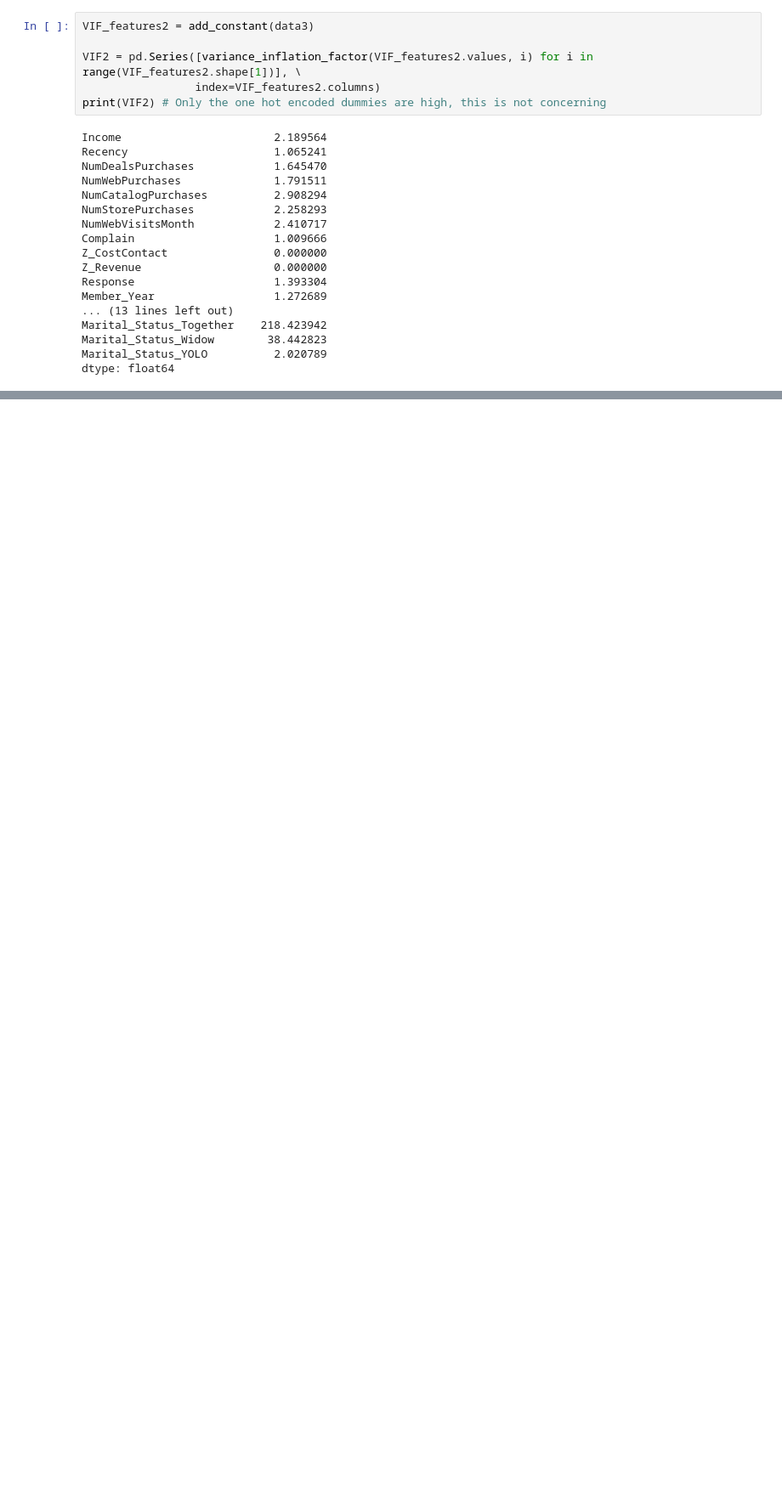
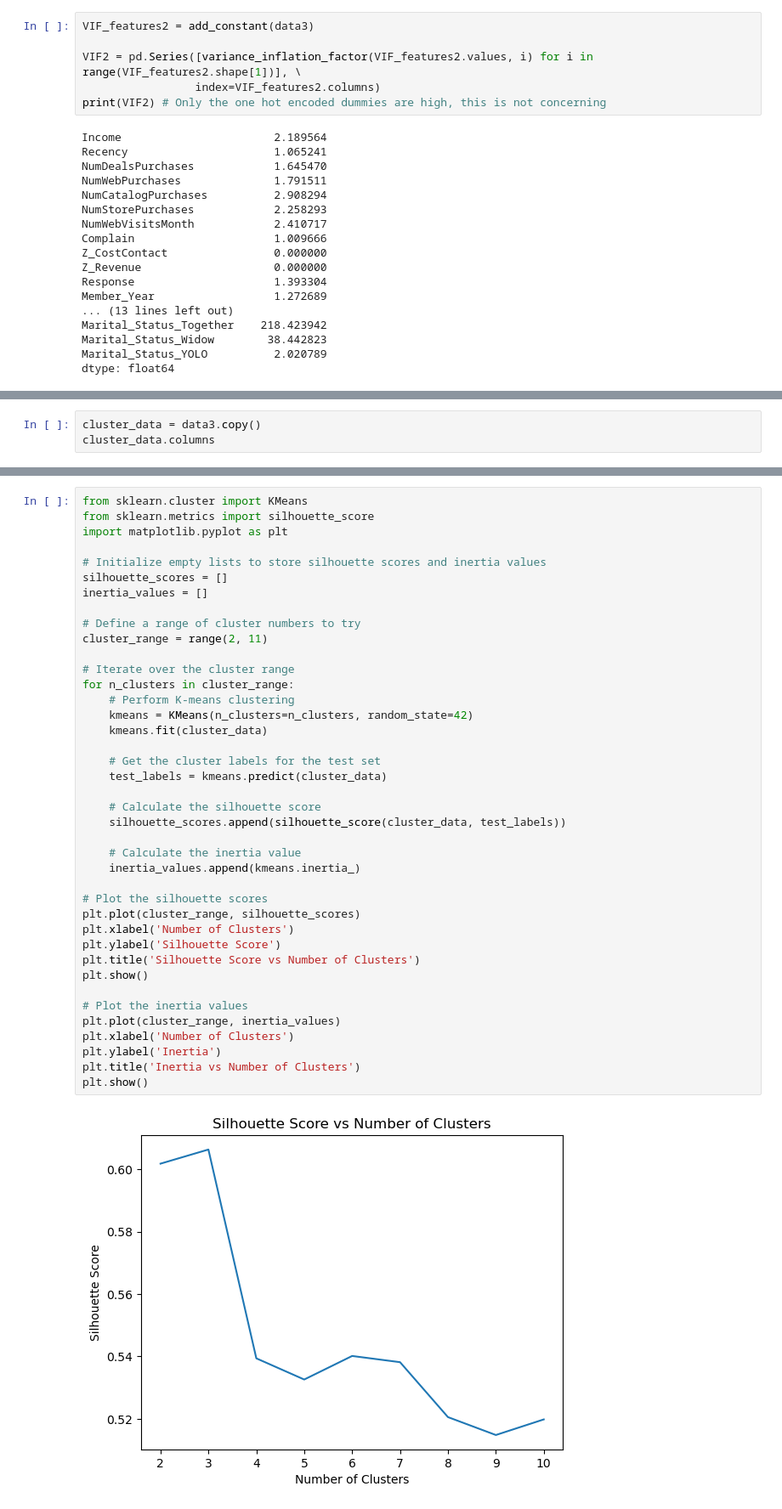
Before and after one commit to McGill-MMA-EnterpriseAnalytics/Customer-Personality-Analysis, a Jupyter notebook: INSY 695 Group Project.ipynb, the cells around one changed output, grey strips where cells are left out. Shown at 85% size. Drawn from its saved outputs; the diff is of its cells as text; blank space fills up the shorter version.

Commit message:
added clustering

```diff
--- a/INSY 695 Group Project.ipynb
+++ b/INSY 695 Group Project.ipynb
@@ -388,0 +389,3 @@ dtype: float64
+# %%
+cluster_data = data3.copy()
+cluster_data.columns
@@ -388,0 +407,42 @@ dtype: float64
+# %%
+from sklearn.cluster import KMeans
+from sklearn.metrics import silhouette_score
+import matplotlib.pyplot as plt
+
+# Initialize empty lists to store silhouette scores and inertia values
+silhouette_scores = []
+inertia_values = []
+
+# Define a range of cluster numbers to try
+cluster_range = range(2, 11)
+
+# Iterate over the cluster range
+for n_clusters in cluster_range:
+    # Perform K-means clustering
+    kmeans = KMeans(n_clusters=n_clusters, random_state=42)
+    kmeans.fit(cluster_data)
+
+    # Get the cluster labels for the test set
+    test_labels = kmeans.predict(cluster_data)
+
+    # Calculate the silhouette score
+    silhouette_scores.append(silhouette_score(cluster_data, test_labels))
+
+    # Calculate the inertia value
+    inertia_values.append(kmeans.inertia_)
+
+# Plot the silhouette scores
+plt.plot(cluster_range, silhouette_scores)
+plt.xlabel('Number of Clusters')
+plt.ylabel('Silhouette Score')
+plt.title('Silhouette Score vs Number of Clusters')
+plt.show()
+
+# Plot the inertia values
+plt.plot(cluster_range, inertia_values)
+plt.xlabel('Number of Clusters')
+plt.ylabel('Inertia')
+plt.title('Inertia vs Number of Clusters')
+plt.show()
+# %% [output]
+[figure, added]
```
Also changed, not shown: parts of 14 cells of this notebook.
